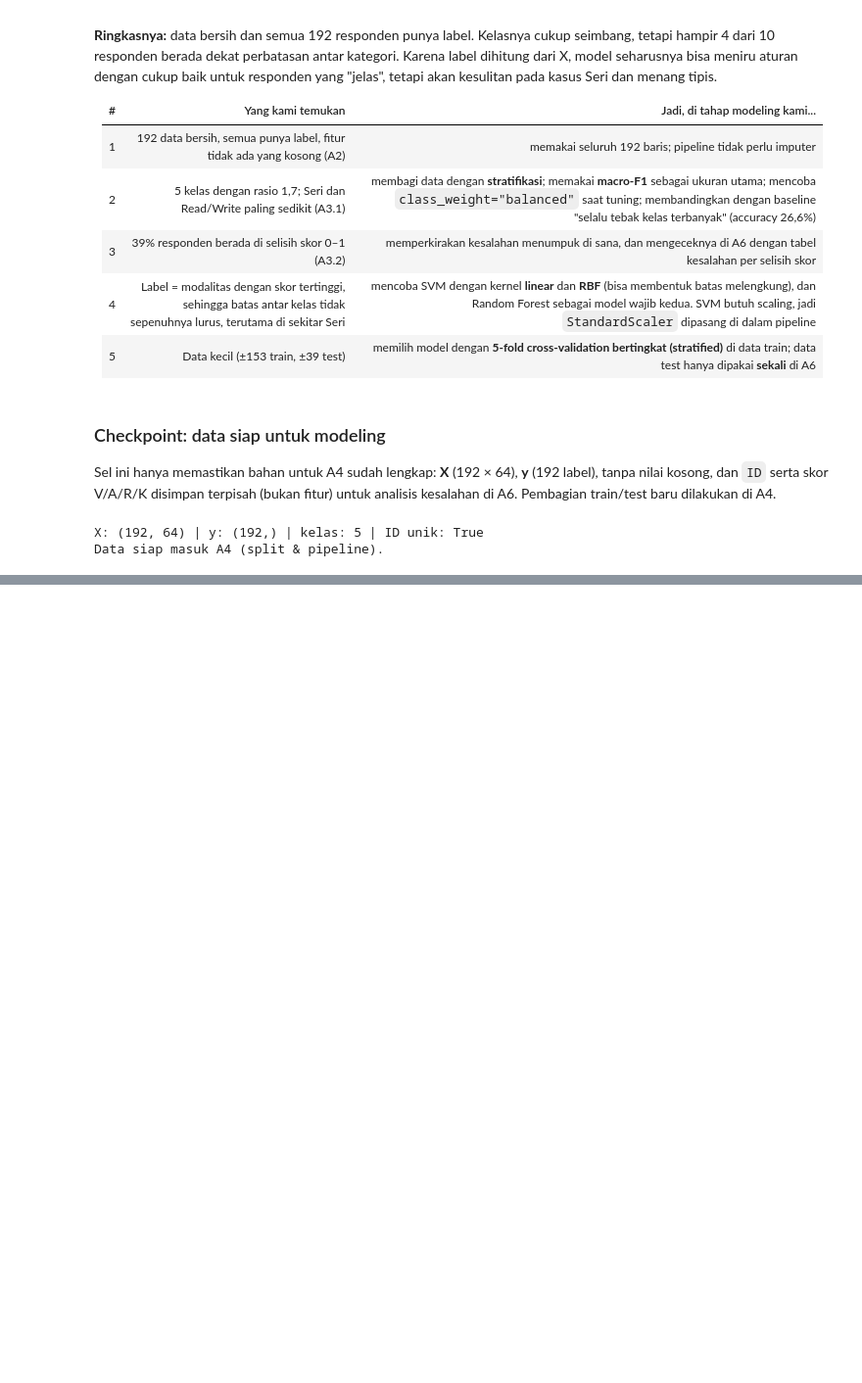
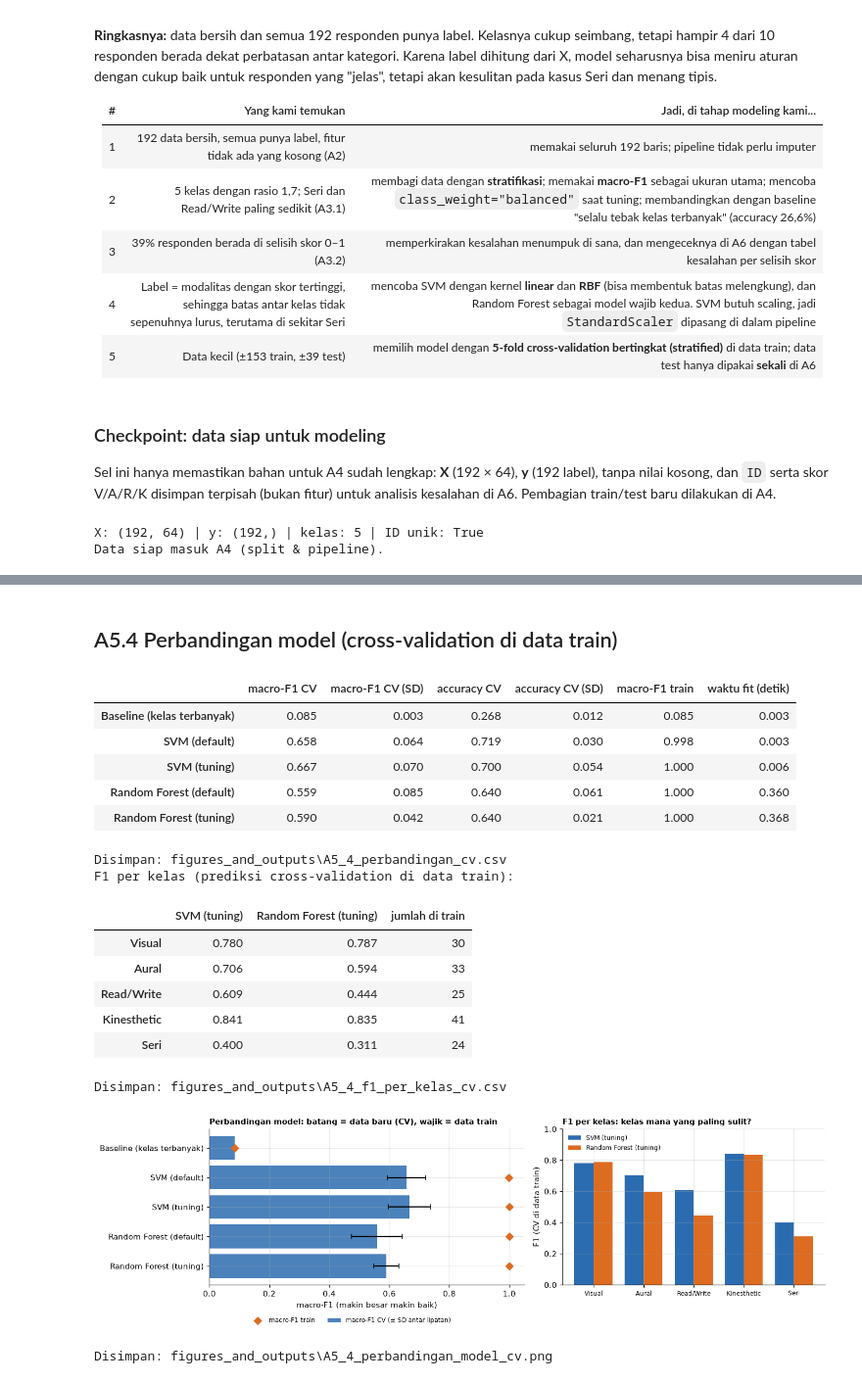
Before and after one commit to edwardchristi4n/machine_learning_final_exam, a Jupyter notebook: notebook/Notebook_A_Klasifikasi.ipynb, the cells around one changed output, grey strips where cells are left out. Shown at 98% size. Drawn from its saved outputs; the diff is of its cells as text; code cells hidden in the pictures; blank space fills up the shorter version.

```diff
--- a/notebook/Notebook_A_Klasifikasi.ipynb
+++ b/notebook/Notebook_A_Klasifikasi.ipynb
@@ -627,0 +893,15 @@ Data siap masuk A4 (split & pipeline).
+# %%
+GRID_RF = {
+    "model__max_depth": [None, 10],
+    "model__min_samples_leaf": [1, 2, 4],
+    "model__max_features": ["sqrt", 0.3],
+    "model__class_weight": [None, "balanced"],
+}
+grid_rf = GridSearchCV(PIPELINES["Random Forest"], GRID_RF, cv=cv, scoring=SCORING, refit="macro_F1", return_train_score=True)
+grid_rf.fit(X_train, y_train)
+
+tabel_rf = tabel_hasil_grid(grid_rf, ["model__max_depth", "model__min_samples_leaf", "model__max_features", "model__class_weight"])
+print(f"Jumlah kombinasi dicoba: {len(tabel_rf)}")
+print("Parameter terbaik RF:", {k.replace("model__", ""): v for k, v in grid_rf.best_params_.items()})
+display(tabel_rf.head(10).round(3))
+simpan_tabel(tabel_rf.round(4), "A5_3_gridsearch_rf")
@@ -627,0 +928,57 @@ Data siap masuk A4 (split & pipeline).
+# %% [markdown]
+## A5.4 Perbandingan model (cross-validation di data train)
+# %%
+hasil_cv = pd.concat([hasil_cv.T, evaluasi_cv("SVM (tuning)", grid_svm.best_estimator_),
+                      evaluasi_cv("Random Forest (tuning)", grid_rf.best_estimator_)], axis=1).T.astype(float)
+urutan = ["Baseline (kelas terbanyak)", "SVM (default)", "SVM (tuning)", "Random Forest (default)", "Random Forest (tuning)"]
+hasil_cv = hasil_cv.loc[urutan]
+display(hasil_cv.round(3))
+simpan_tabel(hasil_cv.round(4), "A5_4_perbandingan_cv")
+
+# F1 per kelas dari prediksi cross-validation (data train), untuk melihat kelas mana yang sulit
+f1_kelas = pd.DataFrame({
+    nama: f1_score(y_train, cross_val_predict(model, X_train, y_train, cv=cv), labels=KELAS, average=None)
+    for nama, model in [("SVM (tuning)", grid_svm.best_estimator_), ("Random Forest (tuning)", grid_rf.best_estimator_)]
+}, index=KELAS)
+f1_kelas["jumlah di train"] = y_train.value_counts().reindex(KELAS)
+print("F1 per kelas (prediksi cross-validation di data train):")
+display(f1_kelas.round(3))
+simpan_tabel(f1_kelas.round(4), "A5_4_f1_per_kelas_cv")
+
+fig, (ax1, ax2) = plt.subplots(1, 2, figsize=(13, 4), gridspec_kw={"width_ratios": [1.2, 1]})
+posisi = np.arange(len(urutan))
+ax1.barh(posisi, hasil_cv["macro-F1 CV"], xerr=hasil_cv["macro-F1 CV (SD)"], color=BIRU, alpha=0.85,
+         error_kw=dict(ecolor="black", capsize=3), label="macro-F1 CV (± SD antar lipatan)")
+ax1.scatter(hasil_cv["macro-F1 train"], posisi, color=ORANYE, marker="D", s=45, zorder=3, label="macro-F1 train")
+ax1.set_yticks(posisi, urutan); ax1.invert_yaxis(); ax1.set_xlim(0, 1.05)
+ax1.set_xlabel("macro-F1 (makin besar makin baik)")
+ax1.set_title("Perbandingan model: batang = data baru (CV), wajik = data train", loc="left", fontsize=10, fontweight="bold")
+ax1.legend(frameon=False, fontsize=8, loc="upper center", bbox_to_anchor=(0.45, -0.17), ncol=2)
+
+lebar = 0.38
+for k, (nama, warna) in enumerate(zip(["SVM (tuning)", "Random Forest (tuning)"], [BIRU, ORANYE])):
+    ax2.bar(np.arange(len(KELAS)) + (k - 0.5) * lebar, f1_kelas[nama], lebar, color=warna, label=nama)
+ax2.set_xticks(range(len(KELAS)), KELAS, fontsize=8); ax2.set_ylim(0, 1)
+ax2.set_ylabel("F1 (CV di data train)")
+ax2.set_title("F1 per kelas: kelas mana yang paling sulit?", loc="left", fontsize=10, fontweight="bold")
+ax2.legend(frameon=False, fontsize=8)
+fig.tight_layout()
+simpan_fig(fig, "A5_4_perbandingan_model_cv")
+# %% [output]
+|  | macro-F1 CV | macro-F1 CV (SD) | accuracy CV | accuracy CV (SD) | macro-F1 train | waktu fit (detik) |
+| Baseline (kelas terbanyak) | 0.085 | 0.003 | 0.268 | 0.012 | 0.085 | 0.003 |
+| SVM (default) | 0.658 | 0.064 | 0.719 | 0.030 | 0.998 | 0.003 |
+| SVM (tuning) | 0.667 | 0.070 | 0.700 | 0.054 | 1.000 | 0.006 |
+| Random Forest (default) | 0.559 | 0.085 | 0.640 | 0.061 | 1.000 | 0.360 |
+| Random Forest (tuning) | 0.590 | 0.042 | 0.640 | 0.021 | 1.000 | 0.368 |
+Disimpan: figures_and_outputs\A5_4_perbandingan_cv.csv
+F1 per kelas (prediksi cross-validation di data train):
+|  | SVM (tuning) | Random Forest (tuning) | jumlah di train |
+| Visual | 0.780 | 0.787 | 30 |
+| Aural | 0.706 | 0.594 | 33 |
+| Read/Write | 0.609 | 0.444 | 25 |
+| Kinesthetic | 0.841 | 0.835 | 41 |
+| Seri | 0.400 | 0.311 | 24 |
+Disimpan: figures_and_outputs\A5_4_f1_per_kelas_cv.csv
+[figure, added]
+Disimpan: figures_and_outputs\A5_4_perbandingan_model_cv.png
```
Also changed, not shown: parts of 26 cells of this notebook, 23 other files.
